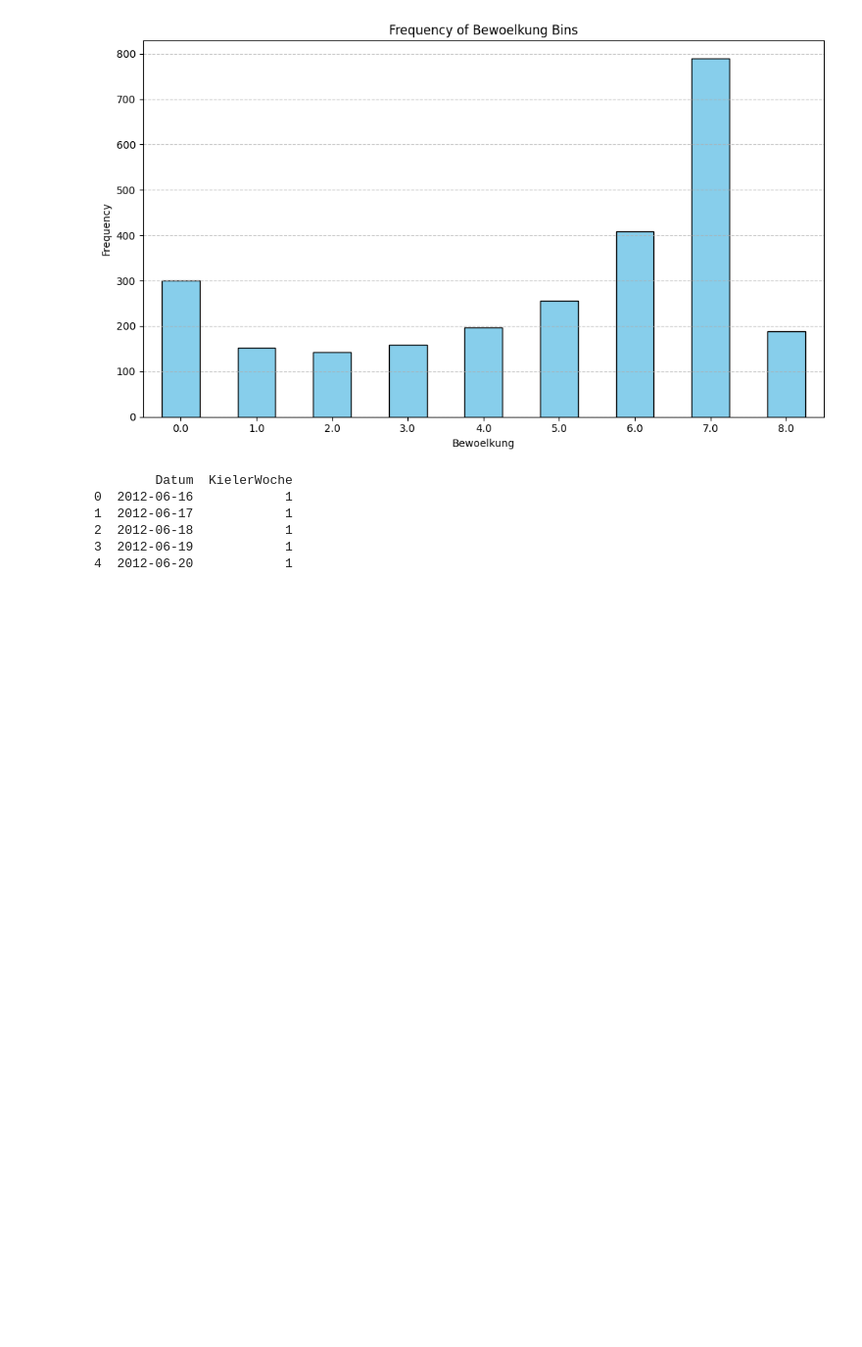
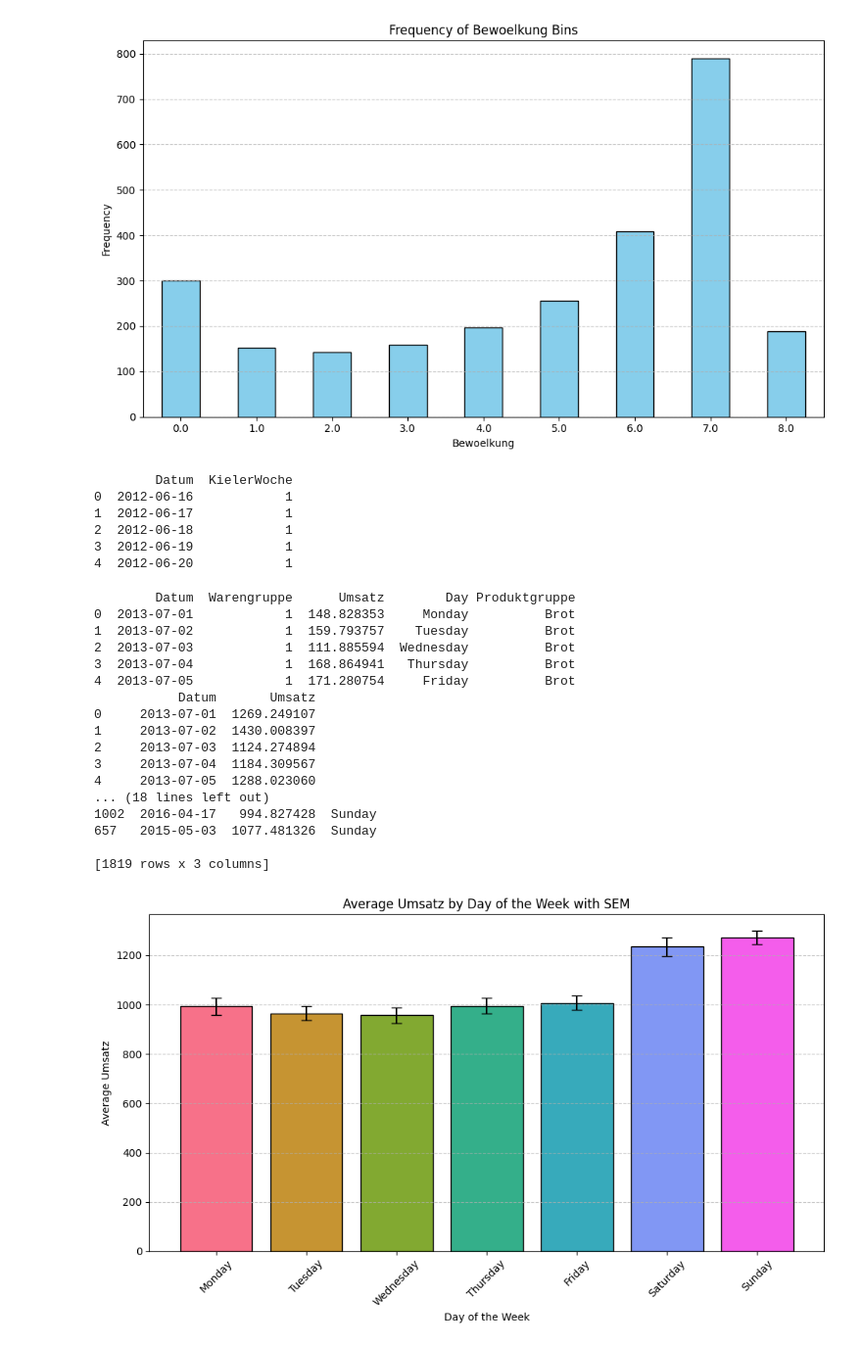
Before and after one commit to Ditschmasterflash/intro-data-science, a Jupyter notebook: Week2.ipynb, the cells around one changed output. Shown at 98% size. Cells and saved outputs as stored; diff of their text form; code cells hidden in the pictures; blank space fills up the shorter version.

```diff
--- a/Week2.ipynb
+++ b/Week2.ipynb
@@ -97,3 +97,63 @@ print(df_kiwo.head())
 2  2012-06-18            1
 3  2012-06-19            1
 4  2012-06-20            1
+# %%
+import seaborn as sns
+import matplotlib.pyplot as plt
+
+
+warengruppen_map = {
+    1: "Brot",
+    2: "Brötchen",
+    3: "Croissant",
+    4: "Konditorei",
+    5: "Kuchen",
+    6: "Saisonbrot",
+}
+
+df["Produktgruppe"] = df["Warengruppe"].map(warengruppen_map)
+
+print(df.head())
+
+umsatz_per_day = df.groupby('Datum')['Umsatz'].sum().reset_index()
+print(umsatz_per_day)
+
+umsatz_per_day['Day'] = pd.to_datetime(umsatz_per_day['Datum']).dt.strftime('%A')
+day_order = ['Monday', 'Tuesday', 'Wednesday', 'Thursday', 'Friday', 'Saturday', 'Sunday']
+umsatz_per_day['Day'] = pd.Categorical(umsatz_per_day['Day'], categories=day_order, ordered=True)
+umsatz_per_day = umsatz_per_day.sort_values('Day')
+print(umsatz_per_day)
+
+mean_values = umsatz_per_day.groupby('Day')['Umsatz'].mean().reindex(day_order)
+sem_values = umsatz_per_day.groupby('Day')['Umsatz'].sem().reindex(day_order)
+
+colors = sns.color_palette("husl", len(mean_values))
+
+plt.figure(figsize=(10, 6))
+plt.bar(mean_values.index, mean_values.values, yerr=1.96 * sem_values.values, capsize=5, color=colors, edgecolor='black')
+plt.xlabel('Day of the Week')
+plt.ylabel('Average Umsatz')
+plt.title('Average Umsatz by Day of the Week with SEM')
+plt.xticks(rotation=45)
+plt.grid(axis='y', linestyle='--', alpha=0.7)
+plt.tight_layout()
+plt.show()
+# %% [output]
+        Datum  Warengruppe      Umsatz        Day Produktgruppe
+0  2013-07-01            1  148.828353     Monday          Brot
+1  2013-07-02            1  159.793757    Tuesday          Brot
+2  2013-07-03            1  111.885594  Wednesday          Brot
+3  2013-07-04            1  168.864941   Thursday          Brot
+4  2013-07-05            1  171.280754     Friday          Brot
+           Datum       Umsatz
+0     2013-07-01  1269.249107
+1     2013-07-02  1430.008397
+2     2013-07-03  1124.274894
+3     2013-07-04  1184.309567
+4     2013-07-05  1288.023060
+... (18 lines left out)
+1002  2016-04-17   994.827428  Sunday
+657   2015-05-03  1077.481326  Sunday
+
+[1819 rows x 3 columns]
+[figure, added]
```
Also changed, not shown: 2 other files.
